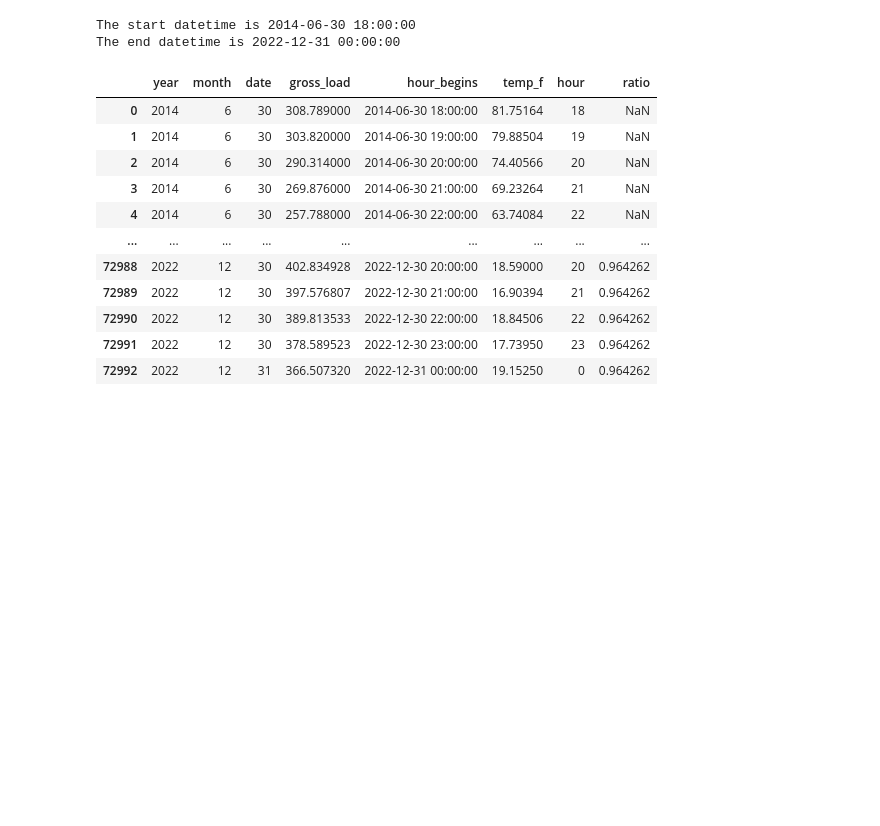
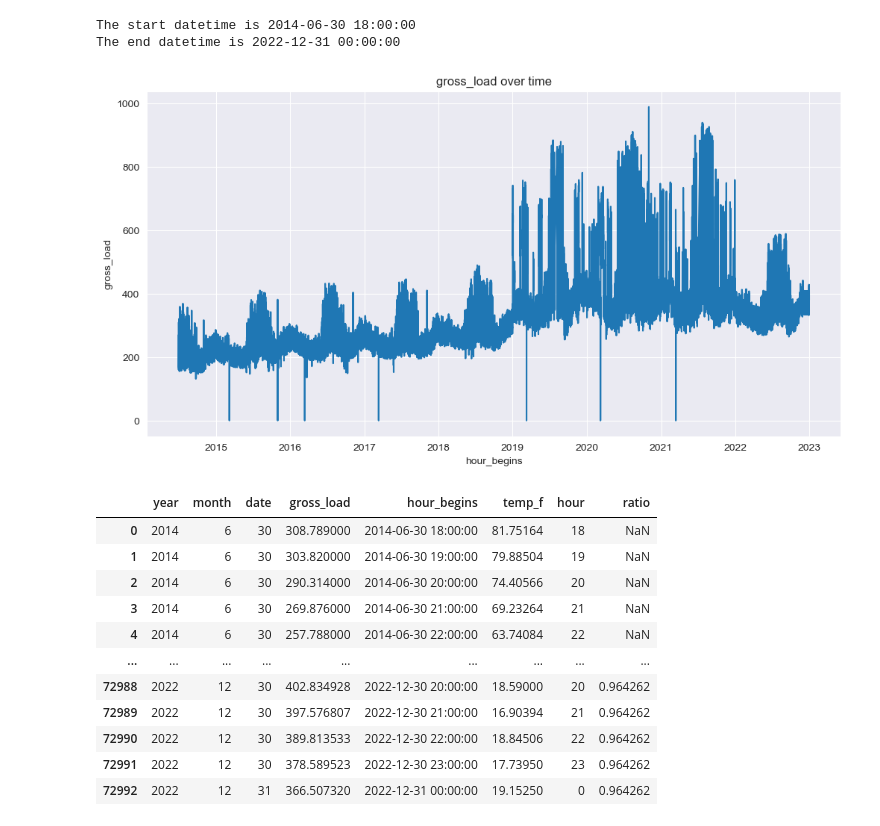
Before and after one commit to FionaSY814/forecast_test, a Jupyter notebook: United_short_term_Gross.ipynb, the cells around one changed output. Saved outputs shown, nothing was run; the diff lists cells and outputs as text; code cells hidden in the pictures; blank space fills up the shorter version.

```diff
--- a/United_short_term_Gross.ipynb
+++ b/United_short_term_Gross.ipynb
@@ -107,6 +107,18 @@ df =df.rename(columns = {'MW':'gross_load','Year':'year', 'MONTH': 'month', 'DAY
 # from TIME 18:00:00 to get 18 only
 df['hour'] = df['TIME'].str.slice(0, 2).astype(int)
 df.drop(columns = ['Unnamed: 0',  'Load', 'TIME' ], inplace = True)
+# %%
+import matplotlib.pyplot as plt
+
+# basic plots for actual_gross_load with x being hour_begins
+plt.figure(figsize=(12, 6))
+plt.plot(df['hour_begins'], df['gross_load'])
+plt.title('gross_load over time')
+plt.xlabel('hour_begins')
+plt.ylabel('gross_load')
+plt.show()
+# %% [output]
+[figure, added]
 # %%
 # add a column named ratio from real_df, group by Year
 df = df.merge(real_df[['year', 'ratio']], on='year', how='left')
```
